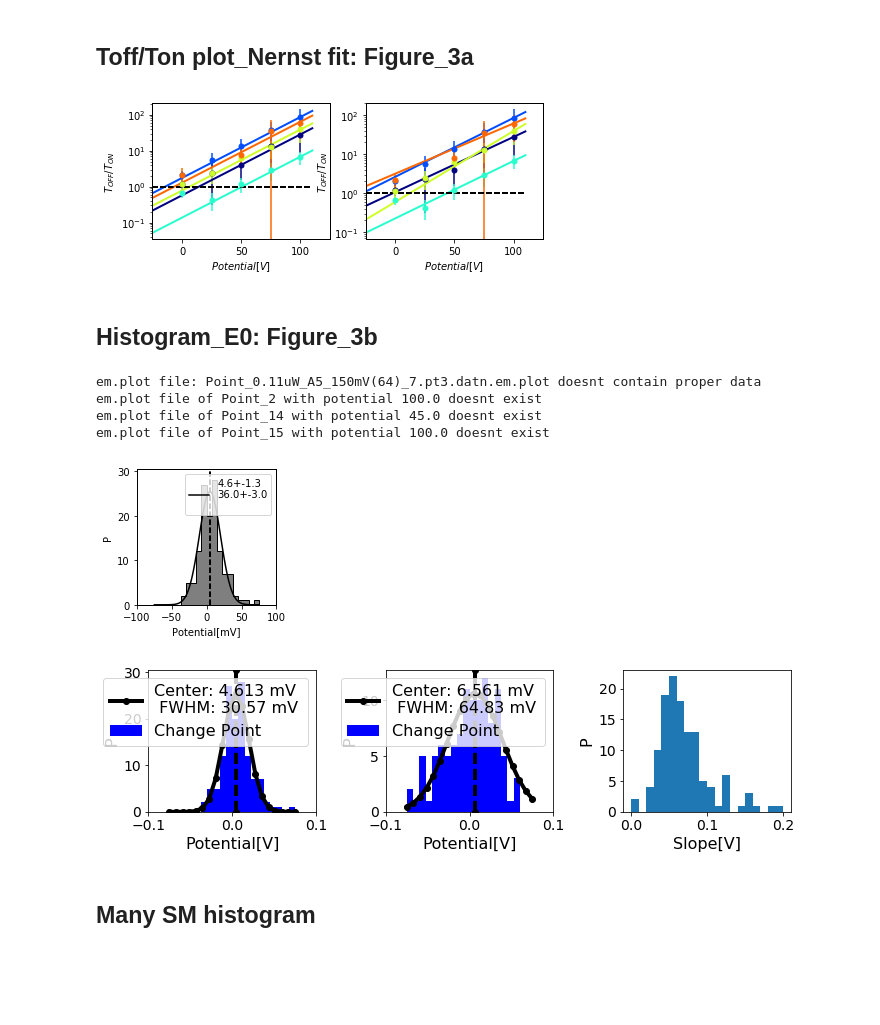
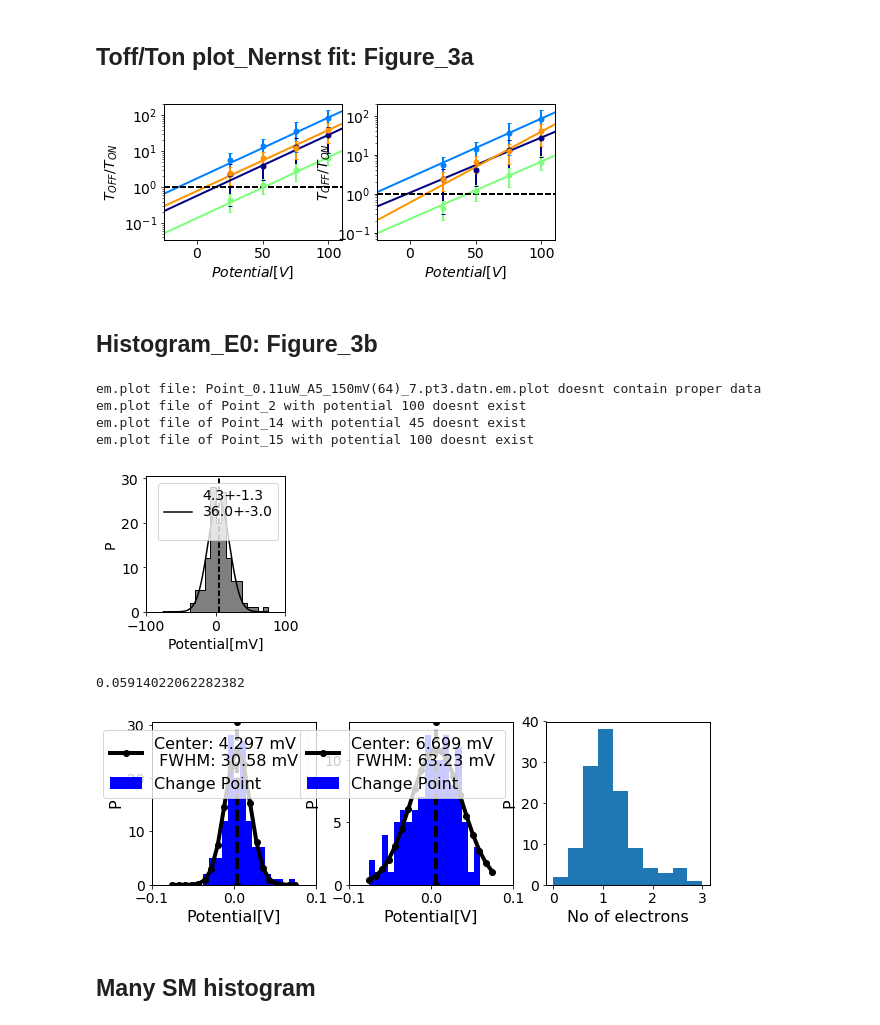
Before and after one commit to biswajitSM/Azurin_SM_repo, a Jupyter notebook: Manuscript/Figure/Manuscript_figures.ipynb, the cells around one changed output. Saved outputs shown, nothing was run; the diff lists cells and outputs as text; code cells hidden in the pictures; blank space fills up the shorter version.

Commit message:
nice plot for dynamical heterogeniety created. functions were written

```diff
--- a/Manuscript/Figure/Manuscript_figures.ipynb
+++ b/Manuscript/Figure/Manuscript_figures.ipynb
@@ -104,10 +108,14 @@ def Mid_potentials_slopem(folderpath=foldername, pointnumbers=range(20), plottin
         fig, axes = plt.subplots(1, 2, figsize=(7,2.5))
         cmap = plt.get_cmap('jet')#jet_r
         N=len(timetrace_output.columns.levels[0])
+        linestyle = {"linestyle":"", "linewidth":2, "markeredgewidth":1, "elinewidth":2, "capsize":2}
+        tickstyle = {"direction":"in", "width":2, "color":'b'}
     for i in range(len(timetrace_output.columns.levels[0])):
         point = timetrace_output.columns.levels[0][i]
         point_output_tot = timetrace_output[point].dropna()
         point_output = point_output_tot[point_output_tot['Potential'] >= min_pot] #select a potential threshold
+        #Prevent plotting points below. If you want to plot all the points, comment the next line
+        point_output_tot = point_output_tot[point_output_tot['Potential'] >= min_pot]
         if len(point_output) > min_pot_num:
             potential = point_output['Potential']
             t_onav = point_output['t_onav']
@@ -135,19 +143,19 @@ def Mid_potentials_slopem(folderpath=foldername, pointnumbers=range(20), plottin
             if plotting == True:
                 color = cmap(float(i)/N)
                 axes[0].errorbar(point_output_tot['Potential'], point_output_tot['t_ratio'],
-                         yerr=point_output_tot['t_ratioerr'], fmt='o', color=color, label=point, ms=5)#plot raw outputs
+                         yerr=point_output_tot['t_ratioerr'], fmt='o', color=color, label=point, ms=5, **linestyle)#plot raw outputs
                 axes[0].plot(linspace(-25, max(potential)+10), nernst(0.001*linspace(-25, max(potential)+10), *E0_fit), color=color, linewidth=2)#color
                 axes[0].plot(linspace(-25, max(potential)+10), ones(len(linspace(-25, max(potential)+10))), '--k', linewidth=2)
                 #plot(E*1000, nernst(E, *E0_fit), color=color, linewidth=2.0)
 
 
                 axes[1].errorbar(point_output_tot['Potential'], point_output_tot['t_ratio'],
-                         yerr=point_output_tot['t_ratioerr'], fmt='o', color=color, label=point, ms=5)#plot raw outputs
+                         yerr=point_output_tot['t_ratioerr'], fmt='o', color=color, label=point, ms=5, **linestyle)#plot raw outputs
                 axes[1].plot(linspace(-25, max(potential)+10), nernst_slopem(0.001*linspace(-25, max(potential)+10), *E0_m_fit), color=color, linewidth=2)
                 axes[1].plot(linspace(-25, max(potential)+10), ones(len(linspace(-25, max(potential)+10))), '--k', linewidth=2)
 
                 axes[0].set_yscale('log')
-                axes[0].set_xlim(-25, 125)
+                axes[0].set_xlim(-25, 110)
                 axes[0].set_xlabel('$Potential [V]$')
                 axes[0].set_ylabel('$T_{OFF}/T_{ON}$')
                 axes[0].tick_params(axis='both', which='major')
@@ -158,20 +166,22 @@ def Mid_potentials_slopem(folderpath=foldername, pointnumbers=range(20), plottin
                 axes[1].set_ylabel('$T_{OFF}/T_{ON}$')
                 axes[1].tick_params(axis='both', which='major')
                 #axes[1].set_title(r'$E=E_0 + m.log(\frac{t_{off}}{t_{on}})$')
-                axes[1].set_xlim(-25, 125)
+                axes[1].set_xlim(-25, 110)
 
                 #from matplotlib.ticker import FormatStrFormatter
                 #axes[0].yaxis.set_major_formatter(FormatStrFormatter('%.2f'))
                 #axes[1].yaxis.set_major_formatter(FormatStrFormatter('%.2f'))
                 #tight_layout()
-                #legend(bbox_to_anchor=(0.9, 0.3), fontsize=16)
+                #legend(bbox_to_anchor=(0.9, 0.3), fontsize=10)
     return(E0_list, E0_m_list)
 # %%
-folder=r'/home/biswajit/Research/Reports_ppt/reports/AzurinSM-MS4/data/201609/20160910_CuAzu655Ferri_asc_2ndtime/S83d10Sept16_CuAz655_0.1mMAsc_0.2mMFerri_0.11uW_A3/30sec_trace'
-E0_list, E0_m_list = Mid_potentials_slopem(folderpath=folder, pointnumbers=[3, 4, 10, 14, 16], plotting=True, min_pot=25, min_pot_num=1)
+folder=r'/home/biswajit/Research/Reports_ppt/reports/AzurinSM-MS4/data/201609/\
+20160910_CuAzu655Ferri_asc_2ndtime/S83d10Sept16_CuAz655_0.1mMAsc_0.2mMFerri_0.11uW_A3/30sec_trace'
+E0_list, E0_m_list = Mid_potentials_slopem(folderpath=folder, pointnumbers=[3, 10, 14, 16],
+                                           plotting=True, min_pot=25, min_pot_num=1)
 savefig('/home/biswajit/Downloads/Nernstplot.svg', dpi=300, transparent=True)
 # %% [output]
-[figure, old version]
+[figure, new version]
 # %% [markdown]
 ## Histogram_E0: Figure_3b
 # %%
@@ -198,9 +208,9 @@ for folder in allfolders:
     E0_m_array = E0_m_array.append(E0_m_list, ignore_index=True)
 # %% [output]
 em.plot file: Point_0.11uW_A5_150mV(64)_7.pt3.datn.em.plot doesnt contain proper data
-em.plot file of Point_2 with potential 100.0 doesnt exist
-em.plot file of Point_14 with potential 45.0 doesnt exist
-em.plot file of Point_15 with potential 100.0 doesnt exist
+em.plot file of Point_2 with potential 100 doesnt exist
+em.plot file of Point_14 with potential 45 doesnt exist
+em.plot file of Point_15 with potential 100 doesnt exist
 # %%
 #MIDPOTENTIAL HISTGRAM FITTING/ PLOTTING
 fig, axes = subplots(figsize=(2.5, 2.5))
@@ -234,7 +244,12 @@ axes.legend()
 
 plt.savefig('/home/biswajit/Downloads/MidpointPotential_distribution.svg', format='svg', dpi=300, transparent=True)
 # %% [output]
-[figure, old version]
+[figure, new version]
+# %%
+RT_by_nF = 2.303*(8.3144598 * 298)/96485.33289;
+print(RT_by_nF)
+# %% [output]
+0.05914022062282382
 # %%
 #MIDPOTENTIAL HISTGRAM FITTING
 def plot_midpoint_hist(E0_array, E0_m_array):
@@ -282,40 +297,39 @@ def plot_midpoint_hist(E0_array, E0_m_array):
     temp =result1.best_values
     FWHM = 2*temp['sigma']*1000 #V
     cent = temp['center']*1000#eV
     amp = temp['amplitude']
 
     ax2.plot(x, result1.best_fit, '-ko', lw=4, label='Center: %.3f mV \n FWHM: %.2f mV' %(cent, FWHM))
     amp = temp['amplitude']
     height = 0.3989423*amp/max(1.e-15, temp['sigma'])
     ax2.plot([cent*0.001, cent*0.001], [0, height+0.2*height], '--ok', lw=4)
 
     ax2.set_xlim(-0.1, 0.1)
     ax2.set_ylim(0,height+0.2*height)
     ax2.set_ylabel('P', fontsize=16)
     ax2.set_xlabel('Potential[V]', fontsize=16)
     ax2.legend(fontsize=16)
     #-----
     ax3 = fig.add_subplot(1,3,3)
-    n,bins_on1,patches = ax3.hist(E0_m_array['slope'], bins = 20, range=(0, 0.2))#, range=range_fit, color='b', label='Change Point'
+    n,bins_on1,patches = ax3.hist(E0_m_array['slope']/0.059, bins = 10, range=(0, 3))#, range=range_fit, color='b', label='Change Point'
     # ax3.plot(E0_m_array['E0_fit']*1000, E0_m_array['slope'], )
     # ax3.set_xlim(-0.1, 0.1)
     # ax3.set_ylim(0,height+0.2*height)
     ax3.set_ylabel('P', fontsize=16)
-    ax3.set_xlabel('Slope[V]', fontsize=16)
+    ax3.set_xlabel('No of electrons', fontsize=16)
+    ax3.set_xticks([0, 1,2,3])
     # ax3.legend(fontsize=16)
 
-    fig.tight_layout()
+#     fig.tight_layout()
     # os.chdir(homedir)
     # fig.savefig('/home/biswajit/Pictures/canters_temp/MidpointPotential_distribution.pdf', dpi=300, transparent=True)
     # figure()
     # result.plot()
     return()
 plot_midpoint_hist(E0_array, E0_m_array)
-SI_figure=r'/home/biswajit/Research/Reports_ppt/reports/AzurinSM-MS4/Azurin_SM_repo/Manuscript/Figure_SI'
-os.chdir(SI_figure)
-savefig('SI_potential_histogram_Cu.pdf', dpi=300, transparent=True)
+savefig('/home/biswajit/Downloads/SI_potential_histogram_Cu.svg', dpi=300, transparent=True)
 # %% [output]
-[figure, old version]
+[figure, new version]
 # %% [markdown]
 ## Many SM histogram
 # %%
```
Also changed, not shown: parts of 8 cells of this notebook, 13 other files.
